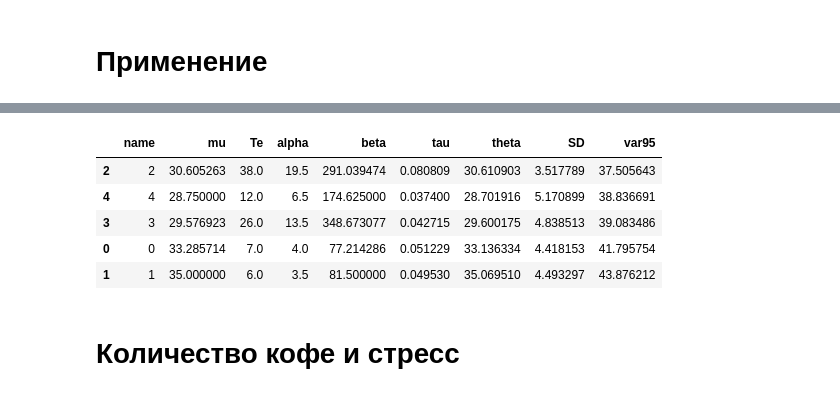
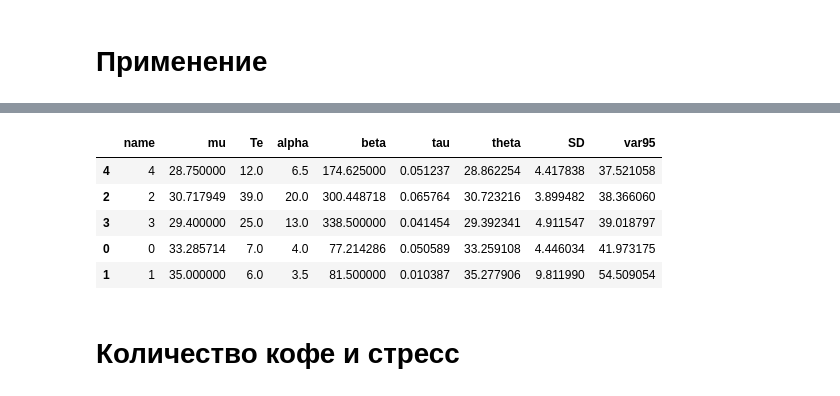
Before and after one commit to ksetdekov/trip_choice_optimizer, a Jupyter notebook: coffee-amount-optimization.ipynb, the cells around one changed output, grey strips where cells are left out. Drawn from its saved outputs; the diff is of its cells as text; code cells hidden in the pictures.

```diff
--- a/coffee-amount-optimization.ipynb
+++ b/coffee-amount-optimization.ipynb
@@ -229,7 +229,8 @@ events = {
     datetime(2025, 2, 10): (3, 35),
     datetime(2025, 2, 11): (3, 33),
     datetime(2025, 2, 12): (2, 35),
-    datetime(2025, 2, 13): (4, 26)
+    datetime(2025, 2, 13): (4, 26),
+    datetime(2025, 2, 14): (2, 35)
 }
 
 oldest_ok = max(events)-timedelta(days=91)
@@ -242,9 +243,9 @@ cups.process_events(events, days=91)
 |  | name | mu | Te | alpha | beta | tau | theta | SD | var95 |
-| 2 | 2 | 30.605263 | 38.0 | 19.5 | 291.039474 | 0.080809 | 30.610903 | 3.517789 | 37.505643 |
-| 4 | 4 | 28.750000 | 12.0 | 6.5 | 174.625000 | 0.037400 | 28.701916 | 5.170899 | 38.836691 |
-| 3 | 3 | 29.576923 | 26.0 | 13.5 | 348.673077 | 0.042715 | 29.600175 | 4.838513 | 39.083486 |
-| 0 | 0 | 33.285714 | 7.0 | 4.0 | 77.214286 | 0.051229 | 33.136334 | 4.418153 | 41.795754 |
-| 1 | 1 | 35.000000 | 6.0 | 3.5 | 81.500000 | 0.049530 | 35.069510 | 4.493297 | 43.876212 |
+| 4 | 4 | 28.750000 | 12.0 | 6.5 | 174.625000 | 0.051237 | 28.862254 | 4.417838 | 37.521058 |
+| 2 | 2 | 30.717949 | 39.0 | 20.0 | 300.448718 | 0.065764 | 30.723216 | 3.899482 | 38.366060 |
+| 3 | 3 | 29.400000 | 25.0 | 13.0 | 338.500000 | 0.041454 | 29.392341 | 4.911547 | 39.018797 |
+| 0 | 0 | 33.285714 | 7.0 | 4.0 | 77.214286 | 0.050589 | 33.259108 | 4.446034 | 41.973175 |
+| 1 | 1 | 35.000000 | 6.0 | 3.5 | 81.500000 | 0.010387 | 35.277906 | 9.811990 | 54.509054 |
 # %% [markdown]
 # Количество кофе и стресс
 # %%
```
Also changed, not shown: parts of 5 cells of this notebook.
